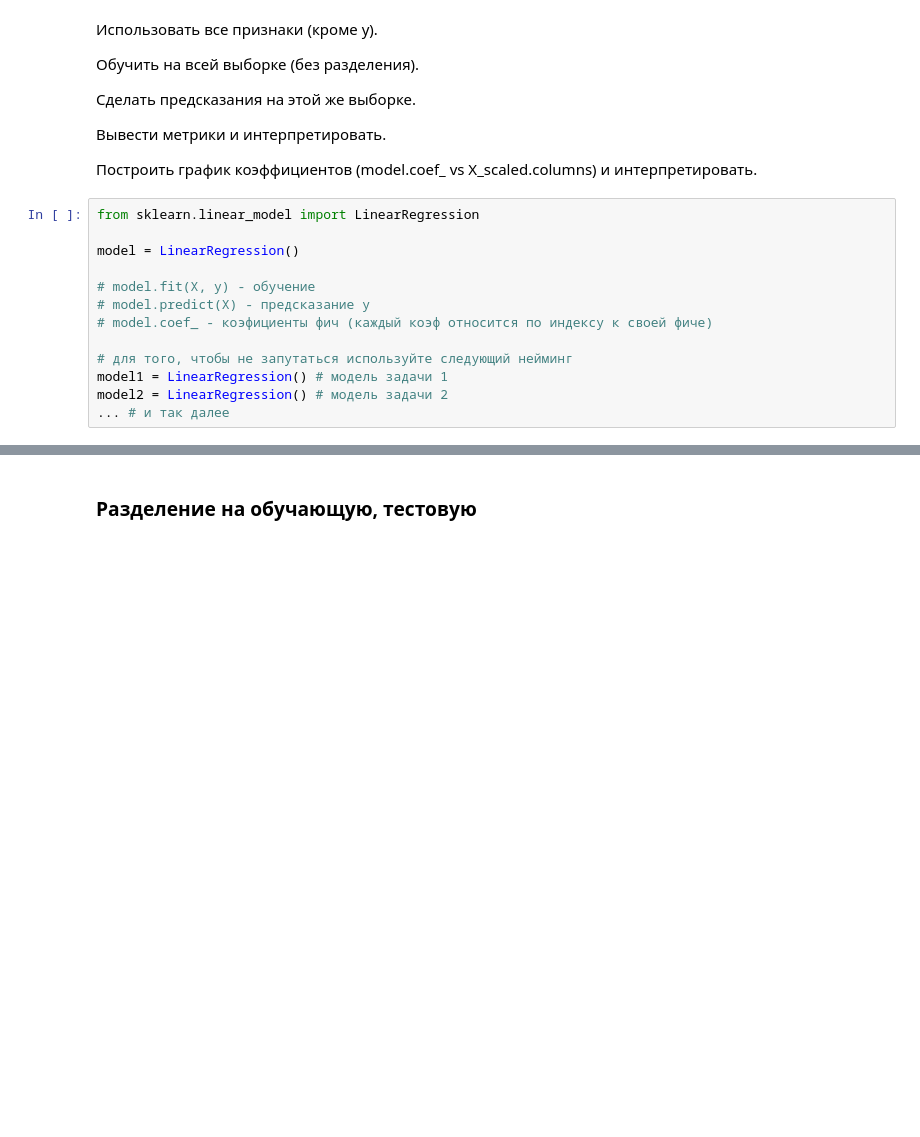
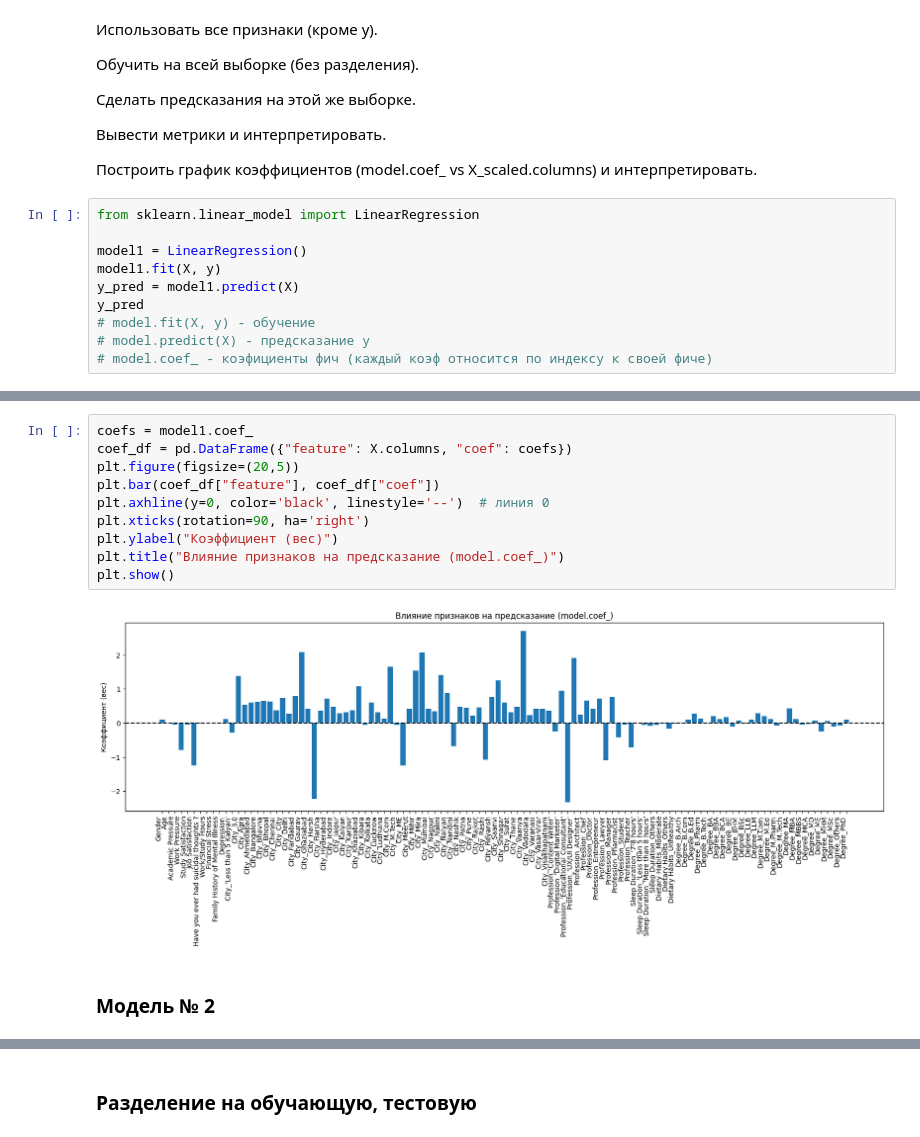
Before and after one commit to Danata117/ML, a Jupyter notebook: ML_Praktika2".ipynb, the cells around one changed output, grey strips where cells are left out. Drawn from its saved outputs; the diff is of its cells as text; blank space fills up the shorter version.

```diff
--- a/ML_Praktika2".ipynb
+++ b/ML_Praktika2".ipynb
@@ -335,13 +382,10 @@ X
 # %%
 from sklearn.linear_model import LinearRegression
 
-model = LinearRegression()
-
+model1 = LinearRegression()
+model1.fit(X, y)
+y_pred = model1.predict(X)
+y_pred
 # model.fit(X, y) - обучение
 # model.predict(X) - предсказание y
 # model.coef_ - коэфициенты фич (каждый коэф относится по индексу к своей фиче)
-
-# для того, чтобы не запутаться используйте следующий нейминг
-model1 = LinearRegression() # модель задачи 1
-model2 = LinearRegression() # модель задачи 2
-... # и так далее
@@ -347,0 +430,14 @@ model2 = LinearRegression() # модель задачи 2
+# %%
+coefs = model1.coef_
+coef_df = pd.DataFrame({"feature": X.columns, "coef": coefs})
+plt.figure(figsize=(20,5))
+plt.bar(coef_df["feature"], coef_df["coef"])
+plt.axhline(y=0, color='black', linestyle='--')  # линия 0
+plt.xticks(rotation=90, ha='right')
+plt.ylabel("Коэффициент (вес)")
+plt.title("Влияние признаков на предсказание (model.coef_)")
+plt.show()
+# %% [output]
+[figure, added]
+# %% [markdown]
+### Модель № 2
```
Also changed, not shown: parts of 9 cells of this notebook.
